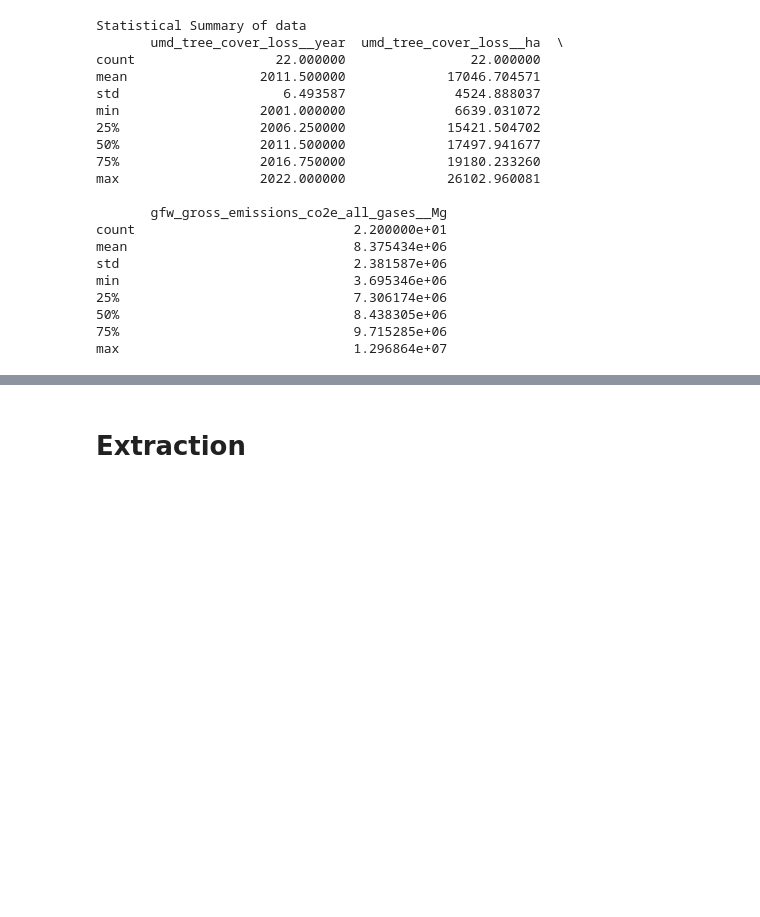
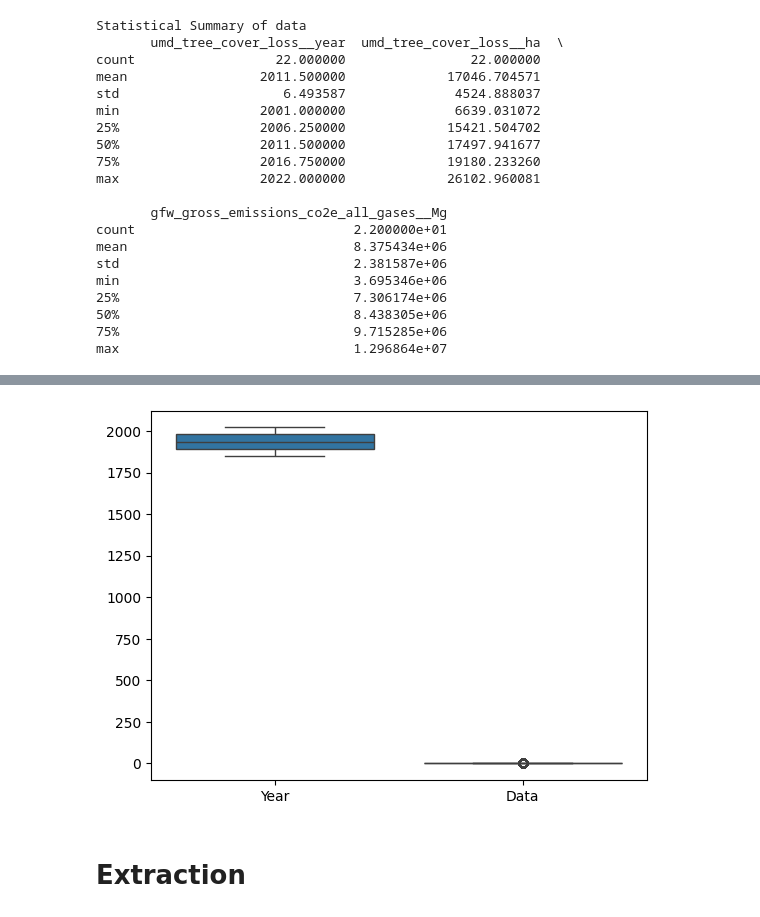
Before and after one commit to JosephRidge/ClimateChange-GHG, a Jupyter notebook: app.ipynb, the cells around one changed output, grey strips where cells are left out. Saved outputs shown, nothing was run; the diff lists cells and outputs as text; code cells hidden in the pictures; blank space fills up the shorter version.

```diff
--- a/app.ipynb
+++ b/app.ipynb
@@ -293,2 +482,7 @@ max                              1.296864e+07
+# %%
+# Checking for Outliers using Box Plots
+checkOutliersBoxplot(global_mean_surface_temperature_reponse)
+# %% [output]
+[figure, added]
 # %% [markdown]
 # Extraction
```
Also changed, not shown: parts of 19 cells of this notebook.
